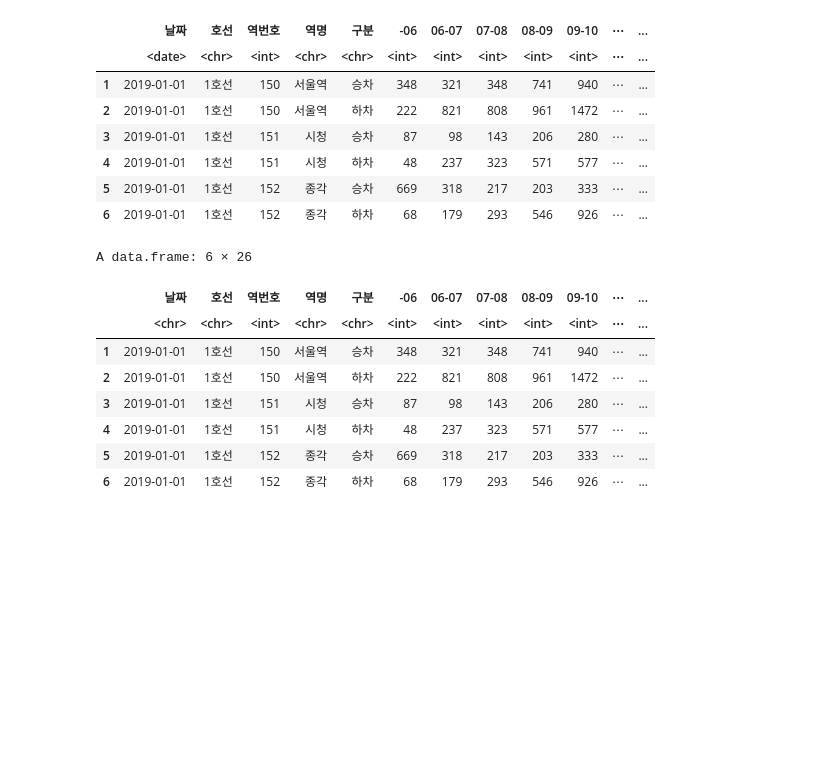
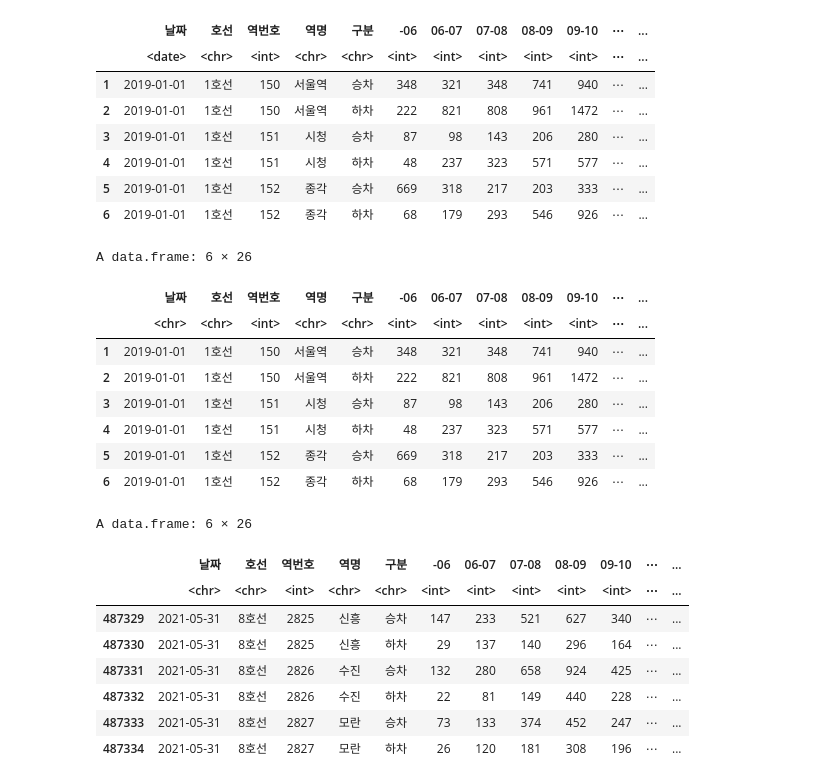
Before and after one commit to tommylee8939/TIL, a Jupyter notebook: R-project/project.ipynb, the cells around one changed output. Drawn from its saved outputs; the diff is of its cells as text; code cells hidden in the pictures; blank space fills up the shorter version.

```diff
--- a/R-project/project.ipynb
+++ b/R-project/project.ipynb
@@ -82,15 +82,25 @@ write.csv(data_all,'data/data.csv',row.names=F)
 # %%
 data<- read.csv('data/data.csv',encoding = 'UTF-8')
 colnames(data)<-c('날짜','호선','역번호','역명','구분','-06','06-07','07-08','08-09','09-10','10-11','11-12','12-13','13-14','14-15','15-16','16-17','17-18','18-19','19-20','20-21','21-22','22-23','23-','요일')
 data$합계 <-apply(data[,6:24],1,sum)
 head(data)
+tail(data)
 # %% [output]
 A data.frame: 6 × 26
 |  | 날짜 | 호선 | 역번호 | 역명 | 구분 | -06 | 06-07 | 07-08 | 08-09 | 09-10 | ⋯ | ... |
 |  | <chr> | <chr> | <int> | <chr> | <chr> | <int> | <int> | <int> | <int> | <int> | ⋯ | ... |
 | 1 | 2019-01-01 | 1호선 | 150 | 서울역 | 승차 | 348 | 321 | 348 | 741 | 940 | ⋯ | ... |
 | 2 | 2019-01-01 | 1호선 | 150 | 서울역 | 하차 | 222 | 821 | 808 | 961 | 1472 | ⋯ | ... |
 | 3 | 2019-01-01 | 1호선 | 151 | 시청 | 승차 | 87 | 98 | 143 | 206 | 280 | ⋯ | ... |
 | 4 | 2019-01-01 | 1호선 | 151 | 시청 | 하차 | 48 | 237 | 323 | 571 | 577 | ⋯ | ... |
 | 5 | 2019-01-01 | 1호선 | 152 | 종각 | 승차 | 669 | 318 | 217 | 203 | 333 | ⋯ | ... |
 | 6 | 2019-01-01 | 1호선 | 152 | 종각 | 하차 | 68 | 179 | 293 | 546 | 926 | ⋯ | ... |
+A data.frame: 6 × 26
+|  | 날짜 | 호선 | 역번호 | 역명 | 구분 | -06 | 06-07 | 07-08 | 08-09 | 09-10 | ⋯ | ... |
+|  | <chr> | <chr> | <int> | <chr> | <chr> | <int> | <int> | <int> | <int> | <int> | ⋯ | ... |
+| 487329 | 2021-05-31 | 8호선 | 2825 | 신흥 | 승차 | 147 | 233 | 521 | 627 | 340 | ⋯ | ... |
+| 487330 | 2021-05-31 | 8호선 | 2825 | 신흥 | 하차 | 29 | 137 | 140 | 296 | 164 | ⋯ | ... |
+| 487331 | 2021-05-31 | 8호선 | 2826 | 수진 | 승차 | 132 | 280 | 658 | 924 | 425 | ⋯ | ... |
+| 487332 | 2021-05-31 | 8호선 | 2826 | 수진 | 하차 | 22 | 81 | 149 | 440 | 228 | ⋯ | ... |
+| 487333 | 2021-05-31 | 8호선 | 2827 | 모란 | 승차 | 73 | 133 | 374 | 452 | 247 | ⋯ | ... |
+| 487334 | 2021-05-31 | 8호선 | 2827 | 모란 | 하차 | 26 | 120 | 181 | 308 | 196 | ⋯ | ... |
```
Also changed, not shown: parts of 6 cells of this notebook, 4 other files.
